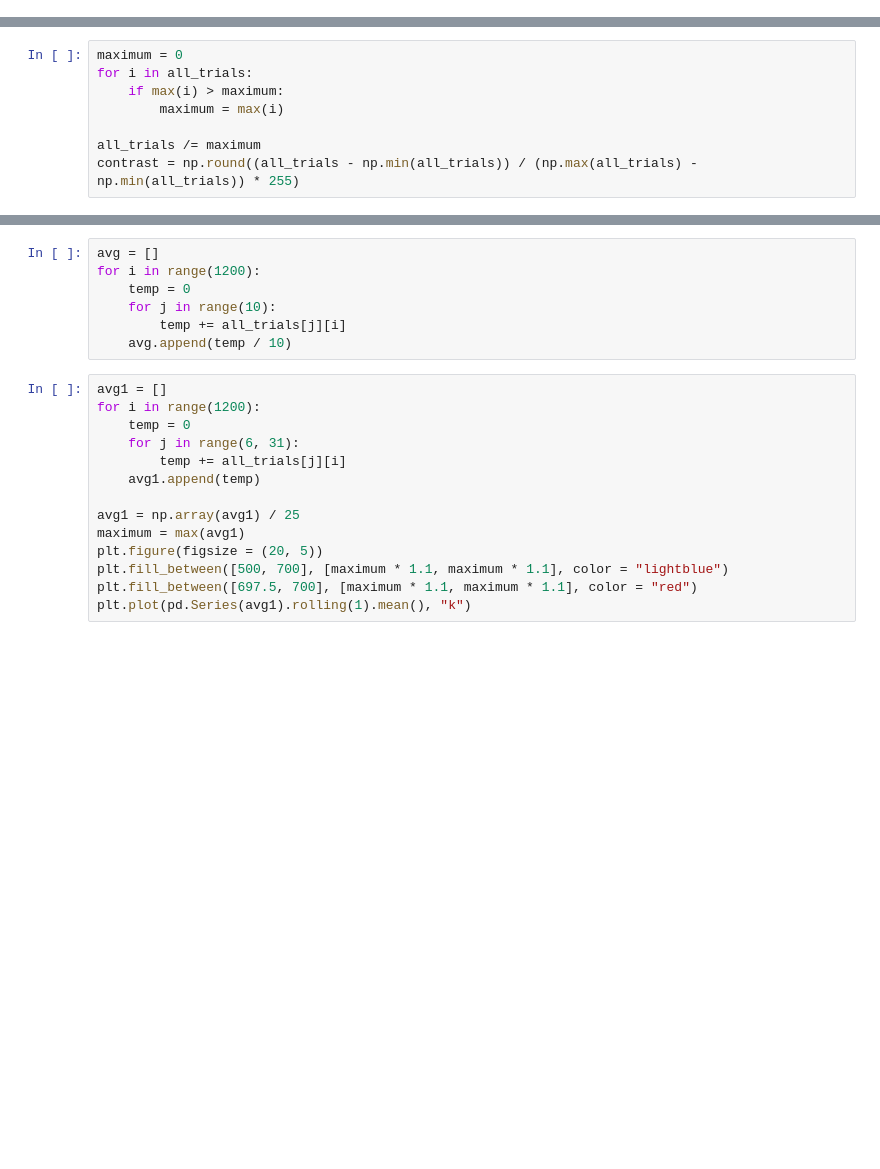
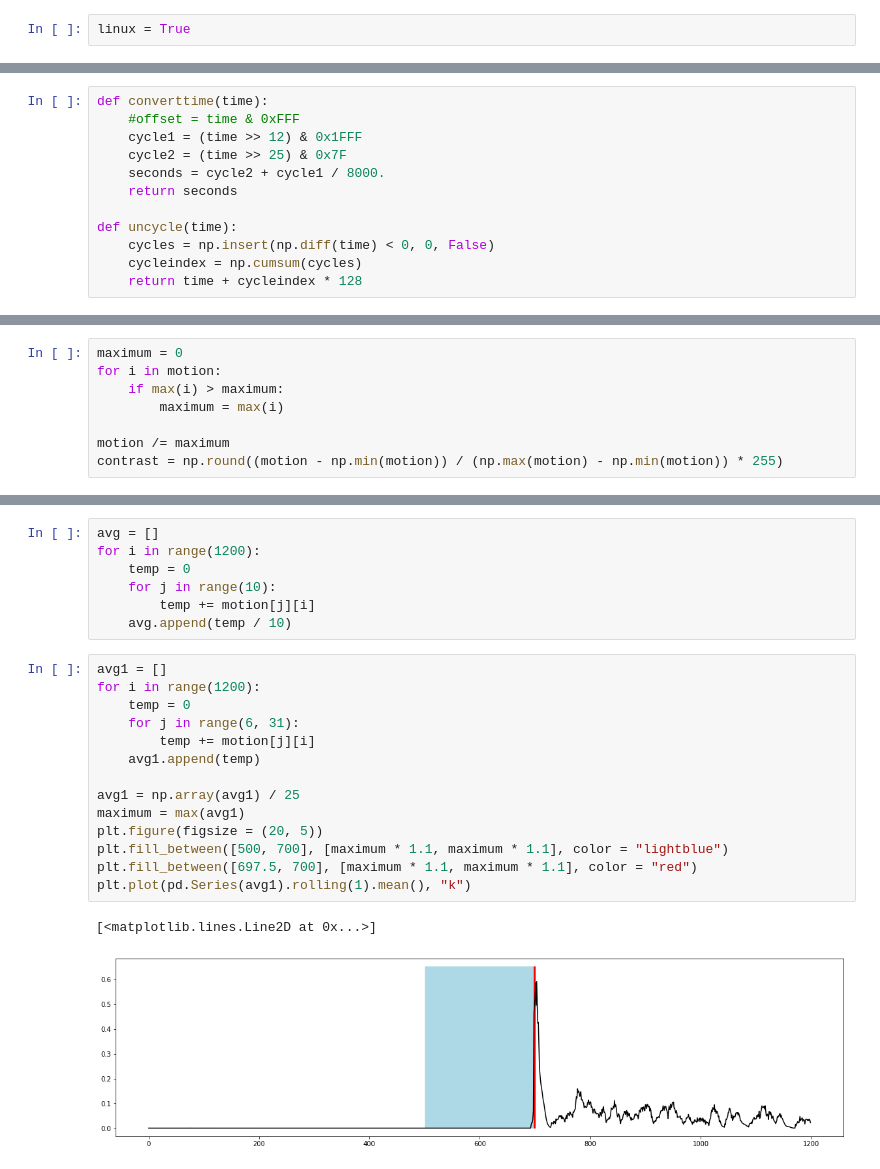
Before and after one commit to harshavardan/Classical-Conditioning, a Jupyter notebook: analysis/crude_210710.ipynb, the cells around one changed output, grey strips where cells are left out. Cells and saved outputs as stored; diff of their text form; blank space fills up the shorter version.

```diff
--- a/analysis/crude_210710.ipynb
+++ b/analysis/crude_210710.ipynb
@@ -127,0 +19,2 @@ FileNotFoundError: [Errno 2] No such file or directory: 'D:/Harshavardan/data/ra
+# %%
+linux = True
@@ -127,0 +23,12 @@ FileNotFoundError: [Errno 2] No such file or directory: 'D:/Harshavardan/data/ra
+# %%
+def converttime(time):
+    #offset = time & 0xFFF
+    cycle1 = (time >> 12) & 0x1FFF
+    cycle2 = (time >> 25) & 0x7F
+    seconds = cycle2 + cycle1 / 8000.
+    return seconds
+
+def uncycle(time):
+    cycles = np.insert(np.diff(time) < 0, 0, False)
+    cycleindex = np.cumsum(cycles)
+    return time + cycleindex * 128
@@ -128,11 +164,11 @@ FileNotFoundError: [Errno 2] No such file or directory: 'D:/Harshavardan/data/ra
 # %%
 maximum = 0
-for i in all_trials:
+for i in motion:
     if max(i) > maximum:
         maximum = max(i)
 
-all_trials /= maximum
-contrast = np.round((all_trials - np.min(all_trials)) / (np.max(all_trials) - np.min(all_trials)) * 255)
+motion /= maximum
+contrast = np.round((motion - np.min(motion)) / (np.max(motion) - np.min(motion)) * 255)
 # %%
 plt.figure(figsize = (10, 10))
 plt.imshow(contrast, aspect = "auto")#, cmap = cm.Blues)
@@ -144,22 +183,25 @@ avg = []
 for i in range(1200):
     temp = 0
     for j in range(10):
-        temp += all_trials[j][i]
+        temp += motion[j][i]
     avg.append(temp / 10)
 # %%
 avg1 = []
 for i in range(1200):
     temp = 0
     for j in range(6, 31):
-        temp += all_trials[j][i]
+        temp += motion[j][i]
     avg1.append(temp)
 
 avg1 = np.array(avg1) / 25
 maximum = max(avg1)
 plt.figure(figsize = (20, 5))
 plt.fill_between([500, 700], [maximum * 1.1, maximum * 1.1], color = "lightblue")
 plt.fill_between([697.5, 700], [maximum * 1.1, maximum * 1.1], color = "red")
 plt.plot(pd.Series(avg1).rolling(1).mean(), "k")
+# %% [output]
+[<matplotlib.lines.Line2D at 0x...>]
+[figure, added]
 # %%
 avg2 = []
 for i in range(1200):
```
Also changed, not shown: parts of 19 cells of this notebook.
